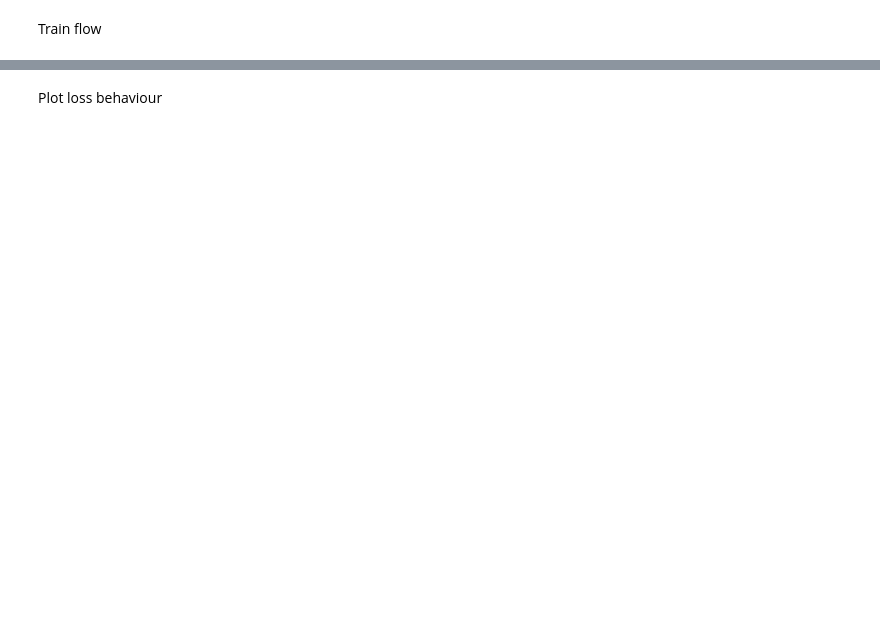
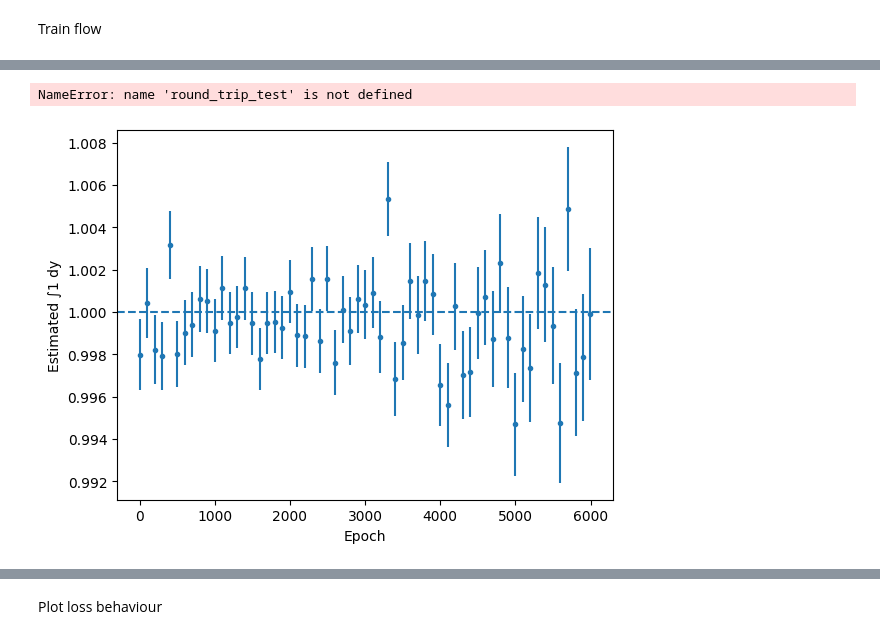
Before and after one commit to alracey/level4-project, a Jupyter notebook: decay_flow.ipynb, the cells around one changed output, grey strips where cells are left out. Cells and saved outputs as stored; diff of their text form; code cells hidden in the pictures; blank space fills up the shorter version.

```diff
--- a/decay_flow.ipynb
+++ b/decay_flow.ipynb
@@ -96,0 +595,18 @@ Mean value:  3906836.7291257773
+# %%
+round_trip_test(flow, 5, 100000, device='cpu')
+# %% [output]
+NameError: name 'round_trip_test' is not defined
+# %%
+#unit integral drift
+
+epochs = [d["epoch"] for d in diagnostics if "unit_int_mean" in d]
+means  = [d["unit_int_mean"] for d in diagnostics if "unit_int_mean" in d]
+errors = [d["unit_int_error"] for d in diagnostics if "unit_int_mean" in d]
+
+plt.errorbar(epochs, means, yerr=errors, fmt='.')
+plt.axhline(1.0, linestyle='--')
+plt.xlabel("Epoch")
+plt.ylabel("Estimated ∫1 dy")
+plt.show()
+# %% [output]
+[figure, added]
```
Also changed, not shown: parts of 45 cells of this notebook, 8 other files.
